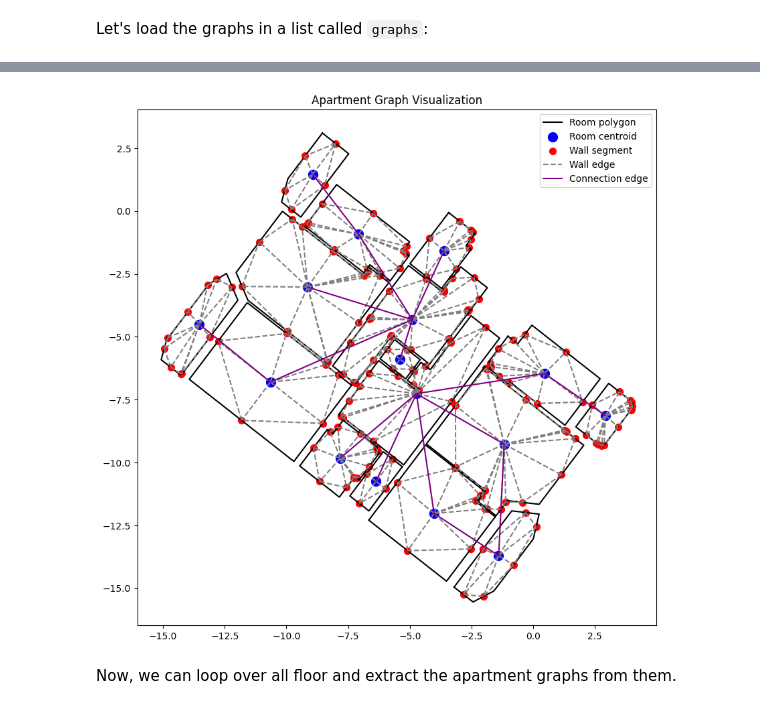
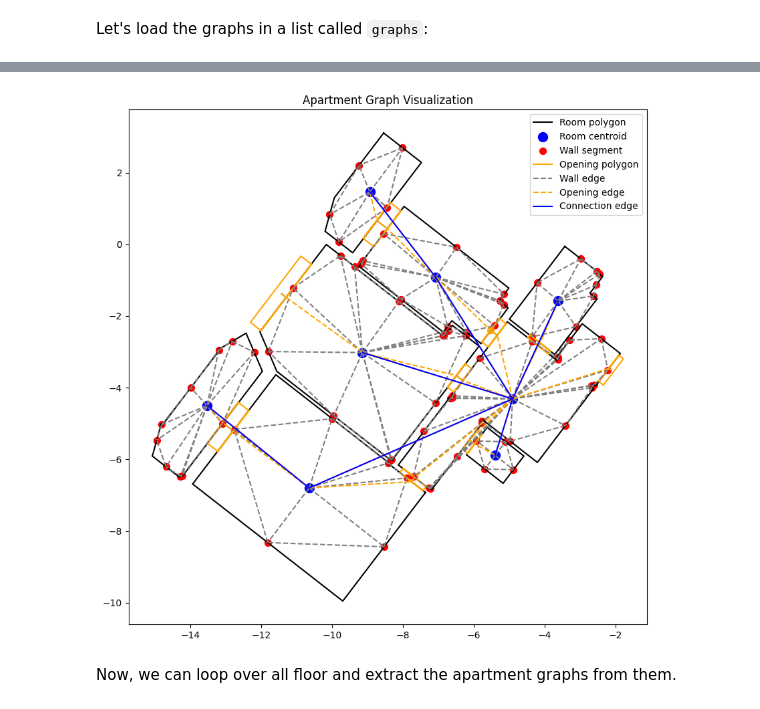
Before and after one commit to snt-arg/msd, a Jupyter notebook: NB - Data Curation 2.1 - Graph Extraction Apartment Level.ipynb, the cells around one changed output, grey strips where cells are left out. Drawn from its saved outputs; the diff is of its cells as text; code cells hidden in the pictures.

Commit message:
plotting and graph extraction fixes

```diff
--- a/NB - Data Curation 2.1 - Graph Extraction Apartment Level.ipynb
+++ b/NB - Data Curation 2.1 - Graph Extraction Apartment Level.ipynb
@@ -573,18 +570,22 @@ def plot_a_graph(graphs_list, viz_rooms=True, viz_walls=True, viz_openings=False
                              wall_data['normal'][0], wall_data['normal'][1],
                              head_width=0.1, head_length=0.1, fc='green', ec='green', label='Normal' if not normal_added else "")
                     normal_added = True
-
         # Visualize openings
         if viz_openings:
             opening_nodes = [n for n, d in graphs.nodes(data=True) if 'door' in d['type'] or 'window' in d['type']]
             for idx, on in enumerate(opening_nodes):
                 opening_data = graphs.nodes[on]
-                ax.scatter(opening_data['center'][0], opening_data['center'][1], color='orange', s=50, label='Opening' if not legend_added and idx == 0 else "")
-                if viz_normals:
-                    ax.arrow(opening_data['center'][0], opening_data['center'][1],
-                             opening_data['normal'][0], opening_data['normal'][1],
-                             head_width=0.1, head_length=0.1, fc='green', ec='green', label='Normal' if not normal_added else "")
-                    normal_added = True
+                opening_polygon = Polygon(opening_data['polygon'])
+                x, y = opening_polygon.exterior.xy
+                ax.plot(x, y, color='orange', label='Opening polygon' if not legend_added and idx == 0 else "")
+
+            # Draw opening centroids
+            ax.scatter(opening_data['center'][0], opening_data['center'][1], color='orange', s=50, label='Opening centroid' if not legend_added and idx == 0 else "")
+            if viz_normals:
+                ax.arrow(opening_data['center'][0], opening_data['center'][1],
+                    opening_data['normal'][0], opening_data['normal'][1],
+                    head_width=0.1, head_length=0.1, fc='green', ec='green', label='Normal' if not normal_added else "")
+                normal_added = True
 
         # Visualize wall edges
         if viz_walls:
@@ -594,38 +595,38 @@ def plot_a_graph(graphs_list, viz_rooms=True, viz_walls=True, viz_openings=False
                 end_node = graphs.nodes[edge[1]]
                 ax.plot([start_node['center'][0], end_node['center'][0]],
                     [start_node['center'][1], end_node['center'][1]],
                     color='gray', linestyle='--', label='Wall edge' if not legend_added and idx == 0 else "")
 
         #vizualize opening edges
         if viz_openings:
             wall_edges = [(u, v) for u, v, d in graphs.edges(data=True)  if 'door' in d['type'] or 'window' in d['type']]
             for idx, edge in enumerate(wall_edges):
                 start_node = graphs.nodes[edge[0]]
                 end_node = graphs.nodes[edge[1]]
                 ax.plot([start_node['center'][0], end_node['center'][0]],
                     [start_node['center'][1], end_node['center'][1]],
-                    color='blue', linestyle='--', label='Opening edge' if not legend_added and idx == 0 else "")
+                    color='orange', linestyle='--', label='Opening edge' if not legend_added and idx == 0 else "")
 
         # Visualize connection edges
         if viz_room_connection:
             connection_edges = [(u, v) for u, v, d in graphs.edges(data=True) if 'connected' in d['type']]
             for idx, edge in enumerate(connection_edges):
                 start_node = graphs.nodes[edge[0]]
                 end_node = graphs.nodes[edge[1]]
                 ax.plot([start_node['center'][0], end_node['center'][0]],
                         [start_node['center'][1], end_node['center'][1]],
-                        color='purple', linestyle='-', label='Connection edge' if not legend_added and idx == 0 else "")
+                        color='blue', linestyle='-', label='Connection edge' if not legend_added and idx == 0 else "")
 
         legend_added = True  # Set the flag to True after processing the first graph
 
     plt.title("Apartment Graph Visualization")
     plt.legend()
     plt.show()
 
-plot_graphs = [graphs[0], graphs[1]]
-plot_a_graph(plot_graphs)
+plot_graphs = [graphs[0]]
+plot_a_graph(plot_graphs,viz_openings=True, viz_room_connection=True, viz_normals=False)
 # %% [output]
-[figure, old version]
+[figure, new version]
 # %% [markdown]
 Now, we can loop over all floor and extract the apartment graphs from them.
 # %%
```
Also changed, not shown: parts of 3 cells of this notebook.
